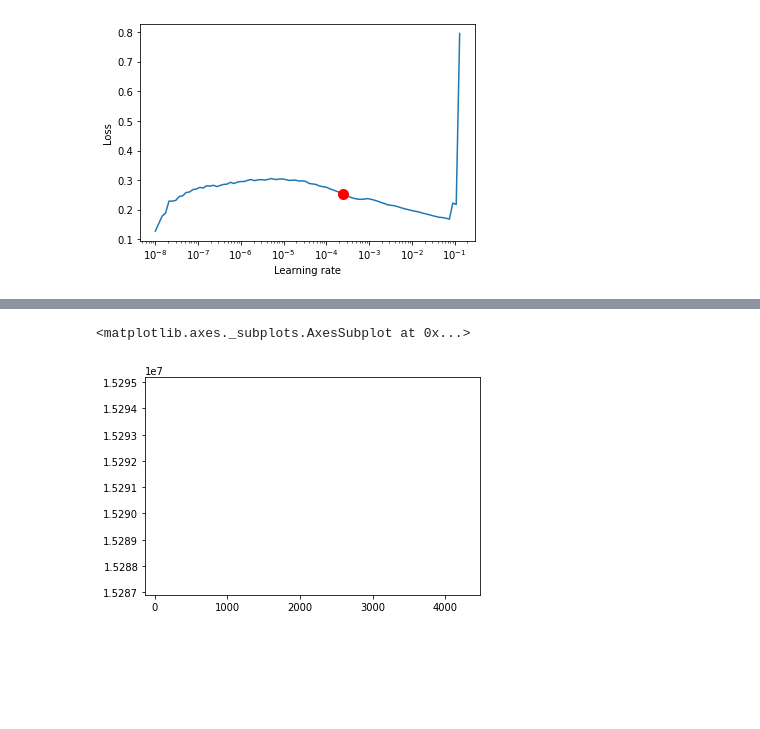
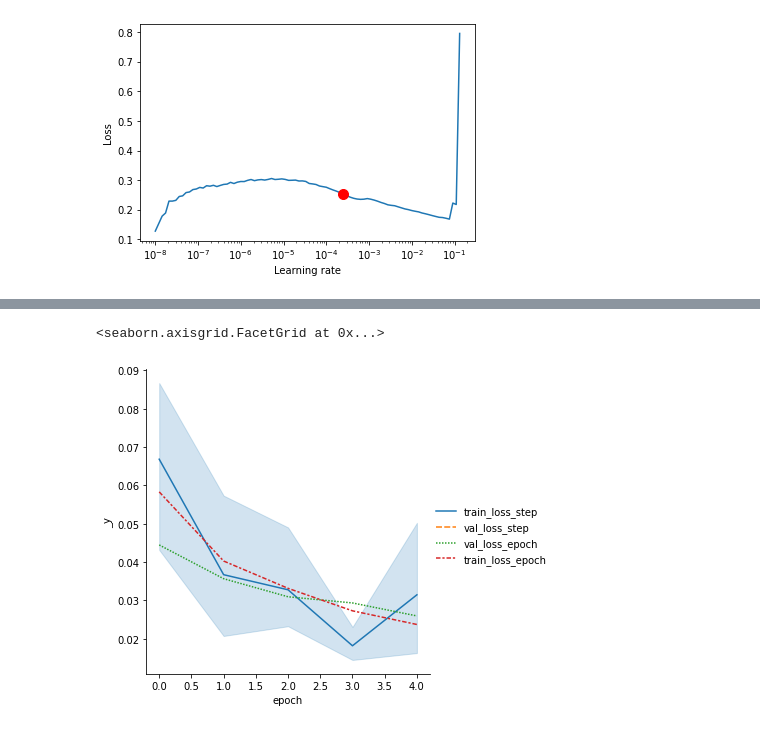
Before and after one commit to Velociraptorvelraptor/metro-interstate-traffic-volume-LSTM-PyTorch-Lightening, a Jupyter notebook: traffic_volume_LSTM_pytorch_lightening.ipynb, the cells around one changed output, grey strips where cells are left out. Drawn from its saved outputs; the diff is of its cells as text; code cells hidden in the pictures; blank space fills up the shorter version.

```diff
--- a/traffic_volume_LSTM_pytorch_lightening.ipynb
+++ b/traffic_volume_LSTM_pytorch_lightening.ipynb
@@ -361,5 +342,8 @@ metrics['']
-# %%
-metrics['val_loss_epoch'].plot()
-# %% [output]
-<matplotlib.axes._subplots.AxesSubplot at 0x...>
-[figure, removed]
+# %%
+metrics = pd.read_csv(f"{trainer.logger.log_dir}/metrics.csv")
+del metrics["step"]
+metrics.set_index("epoch", inplace=True)
+sns.relplot(data=metrics, kind="line")
+# %% [output]
+<seaborn.axisgrid.FacetGrid at 0x...>
+[figure, added]
```
Also changed, not shown: parts of 6 cells of this notebook.
